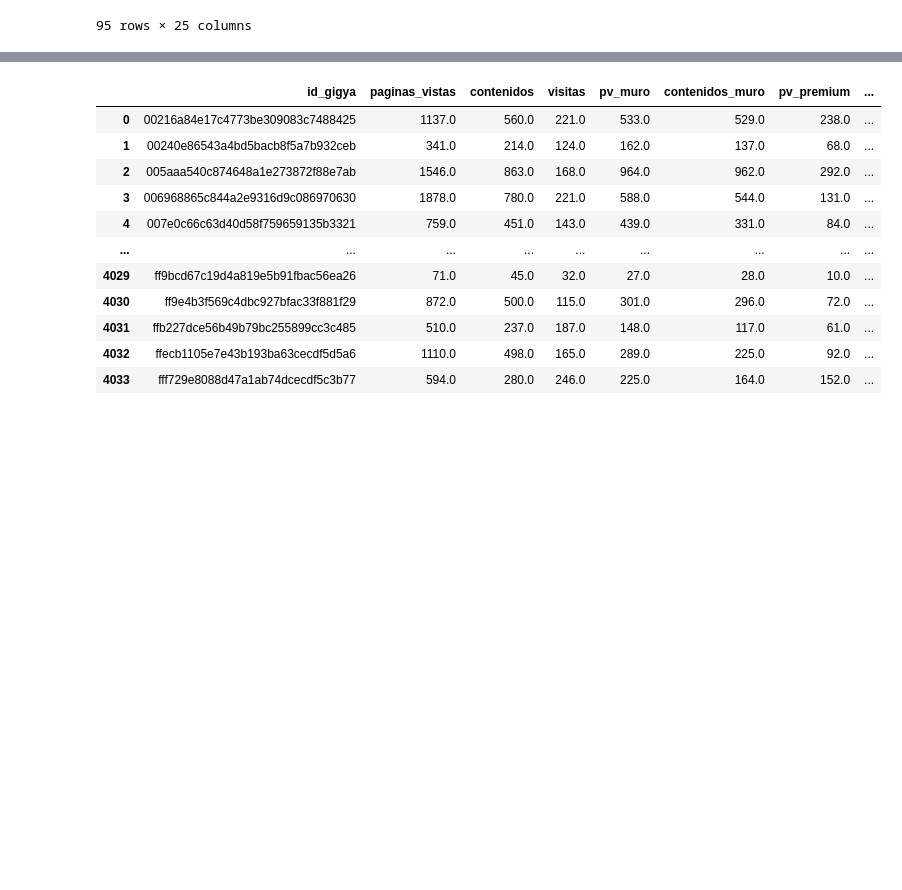
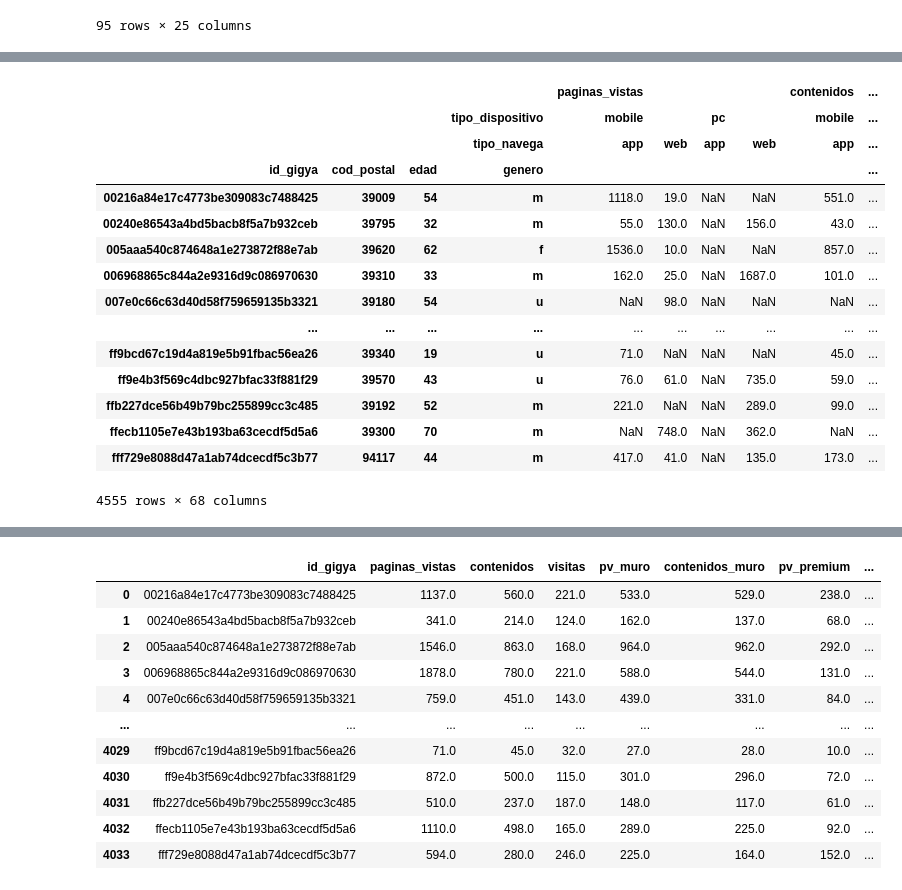
Before and after one commit to rgomezh/tfm-kschool, a Jupyter notebook: data-analysis.ipynb, the cells around one changed output, grey strips where cells are left out. Drawn from its saved outputs; the diff is of its cells as text; code cells hidden in the pictures; blank space fills up the shorter version.

```diff
--- a/data-analysis.ipynb
+++ b/data-analysis.ipynb
@@ -680,0 +686,20 @@ men_sus_nav.groupby(['id_gigya','cod_postal','edad','genero','tipo_navega','tipo
+# %%
+grouped_unstacked = grouped.unstack().unstack()
+grouped_unstacked
+# %% [output]
+|  |  |  |  | paginas_vistas |  |  |  | contenidos | ... |
+|  |  |  | tipo_dispositivo | mobile |  | pc |  | mobile | ... |
+|  |  |  | tipo_navega | app | web | app | web | app | ... |
+| id_gigya | cod_postal | edad | genero |  |  |  |  |  | ... |
+| 00216a84e17c4773be309083c7488425 | 39009 | 54 | m | 1118.0 | 19.0 | NaN | NaN | 551.0 | ... |
+| 00240e86543a4bd5bacb8f5a7b932ceb | 39795 | 32 | m | 55.0 | 130.0 | NaN | 156.0 | 43.0 | ... |
+| 005aaa540c874648a1e273872f88e7ab | 39620 | 62 | f | 1536.0 | 10.0 | NaN | NaN | 857.0 | ... |
+| 006968865c844a2e9316d9c086970630 | 39310 | 33 | m | 162.0 | 25.0 | NaN | 1687.0 | 101.0 | ... |
+| 007e0c66c63d40d58f759659135b3321 | 39180 | 54 | u | NaN | 98.0 | NaN | NaN | NaN | ... |
+| ... | ... | ... | ... | ... | ... | ... | ... | ... | ... |
+| ff9bcd67c19d4a819e5b91fbac56ea26 | 39340 | 19 | u | 71.0 | NaN | NaN | NaN | 45.0 | ... |
+| ff9e4b3f569c4dbc927bfac33f881f29 | 39570 | 43 | u | 76.0 | 61.0 | NaN | 735.0 | 59.0 | ... |
+| ffb227dce56b49b79bc255899cc3c485 | 39192 | 52 | m | 221.0 | NaN | NaN | 289.0 | 99.0 | ... |
+| ffecb1105e7e43b193ba63cecdf5d5a6 | 39300 | 70 | m | NaN | 748.0 | NaN | 362.0 | NaN | ... |
+| fff729e8088d47a1ab74dcecdf5c3b77 | 94117 | 44 | m | 417.0 | 41.0 | NaN | 135.0 | 173.0 | ... |
+4555 rows × 68 columns
```
Also changed, not shown: parts of 12 cells of this notebook, 1 other file.
